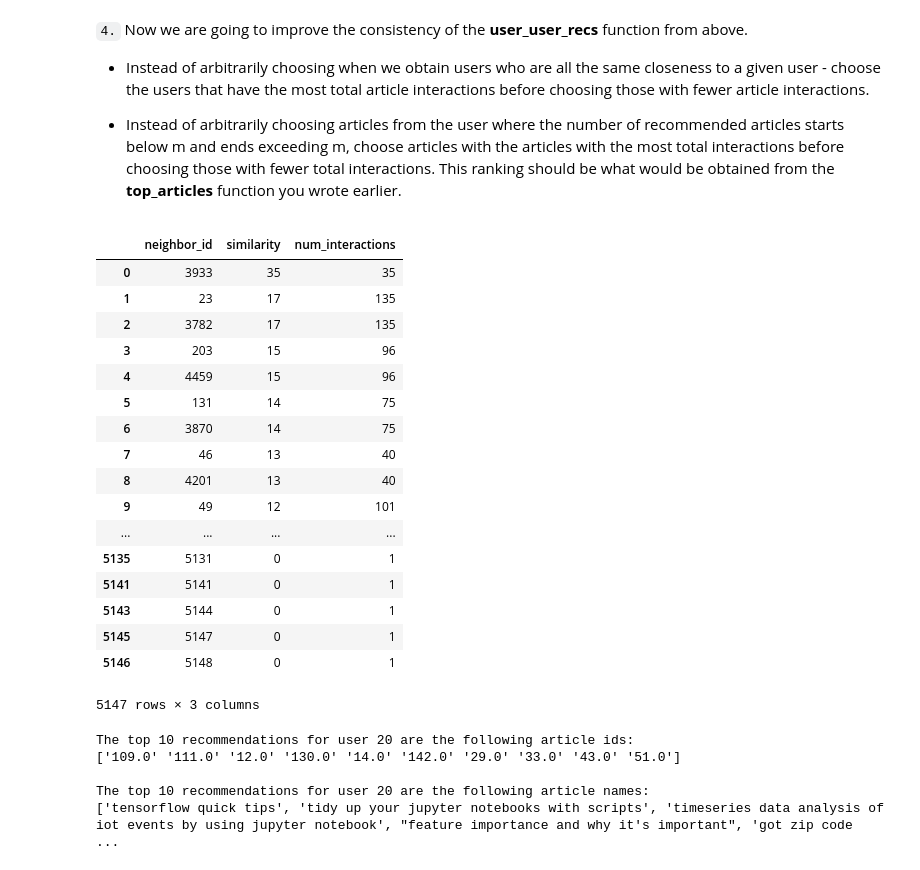
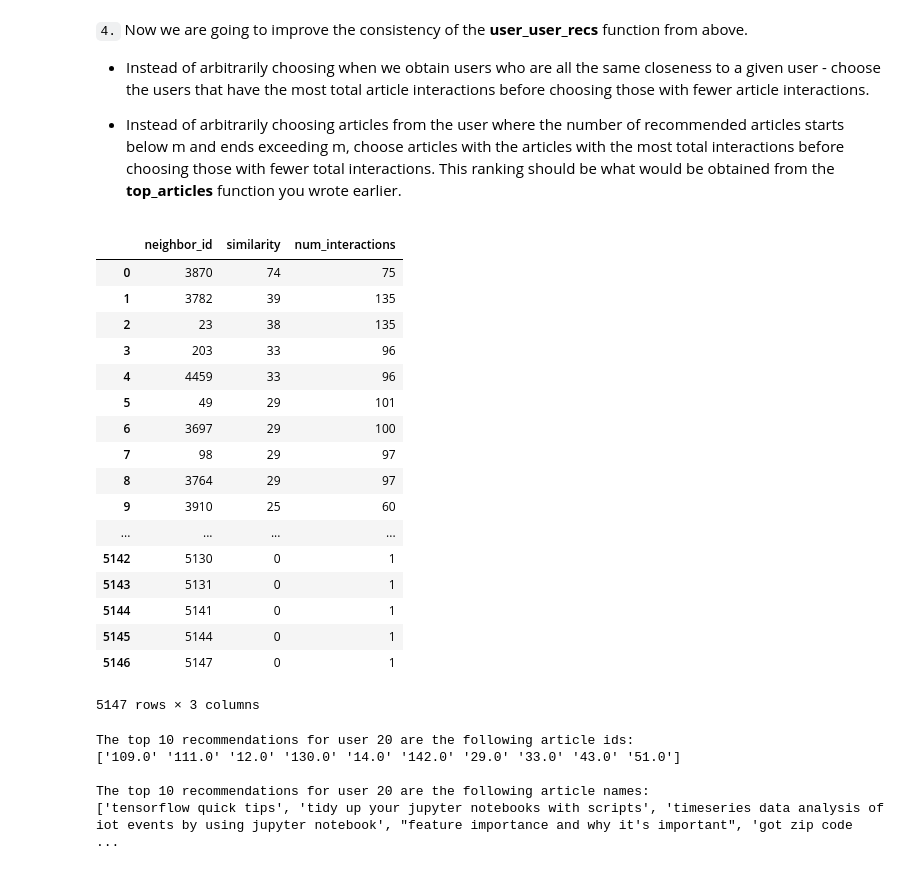
Before and after one commit to fatma-hassanein/Recommendations-with-IBM, a Jupyter notebook: Recommendations_with_IBM.ipynb, the cells around one changed output. Cells and saved outputs as stored; diff of their text form; code cells hidden in the pictures.

```diff
--- a/Recommendations_with_IBM.ipynb
+++ b/Recommendations_with_IBM.ipynb
@@ -599,6 +598,7 @@ def order_article_interactions(articles_ids,top_articles_ids):
     return articles_lst_ordered # return ids of articles ordered by interactions
 # %%
 def get_top_sorted_users(user_id, df=df, user_item=user_item):
+
     '''
     INPUT:
     user_id - (int)
@@ -637,7 +637,7 @@ def get_top_sorted_users(user_id, df=df, user_item=user_item):
     neighbors_df['num_interactions'] = pd.Series(interactions, index=neighbors_df.index)
 
     # re-order the df by similarities and interactions
-    neighbors_df = neighbors_df.sort_values(['similarity', 'num_interactions'],ascending=[False, False])
+    neighbors_df = neighbors_df.sort_values(['similarity', 'num_interactions','neighbor_id'],ascending=[False, False, True]).reset_index(drop=True)
 
     return neighbors_df # Return the dataframe specified in the doc_string
 
@@ -702,25 +702,25 @@ def user_user_recs_part2(user_id, m=10):
 
     return recs, rec_names # return recommended article ids and names
 # %%
-get_top_sorted_users(1, df=df, user_item=user_item)
+get_top_sorted_users(131, df=df, user_item=user_item)
 # %% [output]
 |  | neighbor_id | similarity | num_interactions |
-| 0 | 3933 | 35 | 35 |
-| 1 | 23 | 17 | 135 |
-| 2 | 3782 | 17 | 135 |
-| 3 | 203 | 15 | 96 |
-| 4 | 4459 | 15 | 96 |
-| 5 | 131 | 14 | 75 |
-| 6 | 3870 | 14 | 75 |
-| 7 | 46 | 13 | 40 |
-| 8 | 4201 | 13 | 40 |
-| 9 | 49 | 12 | 101 |
+| 0 | 3870 | 74 | 75 |
+| 1 | 3782 | 39 | 135 |
+| 2 | 23 | 38 | 135 |
+| 3 | 203 | 33 | 96 |
+| 4 | 4459 | 33 | 96 |
+| 5 | 49 | 29 | 101 |
+| 6 | 3697 | 29 | 100 |
+| 7 | 98 | 29 | 97 |
+| 8 | 3764 | 29 | 97 |
+| 9 | 3910 | 25 | 60 |
 | ... | ... | ... | ... |
-| 5135 | 5131 | 0 | 1 |
-| 5141 | 5141 | 0 | 1 |
-| 5143 | 5144 | 0 | 1 |
-| 5145 | 5147 | 0 | 1 |
-| 5146 | 5148 | 0 | 1 |
+| 5142 | 5130 | 0 | 1 |
+| 5143 | 5131 | 0 | 1 |
+| 5144 | 5141 | 0 | 1 |
+| 5145 | 5144 | 0 | 1 |
+| 5146 | 5147 | 0 | 1 |
 5147 rows × 3 columns
 # %%
 # Quick spot check - don't change this code - just use it to test your functions
```
Also changed, not shown: parts of 9 cells of this notebook, 1 other file.
